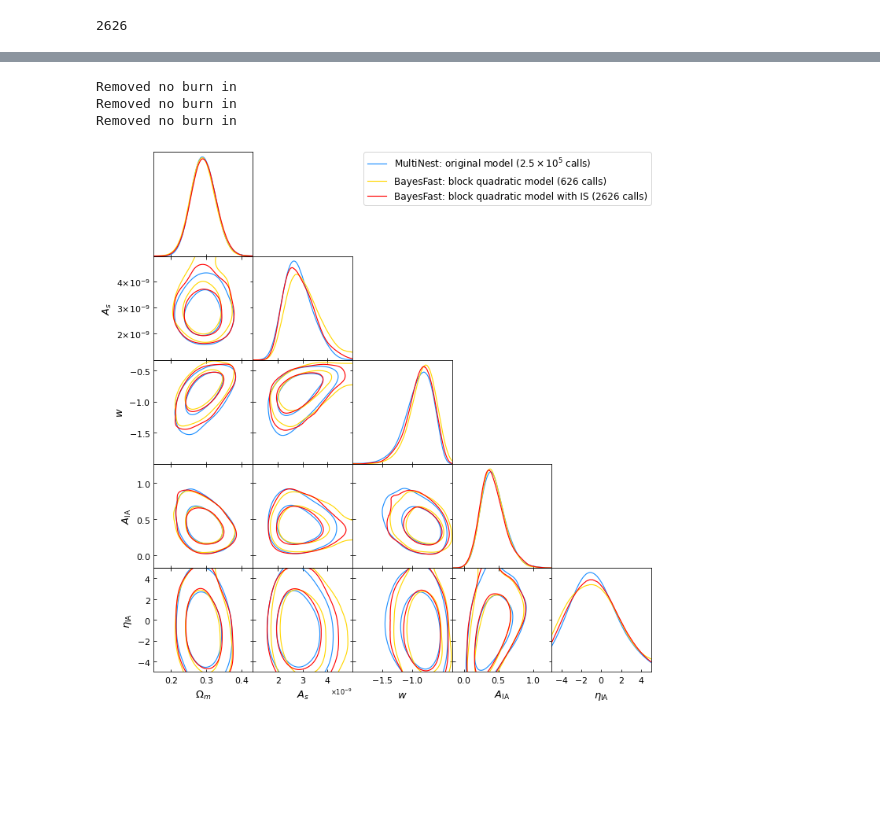
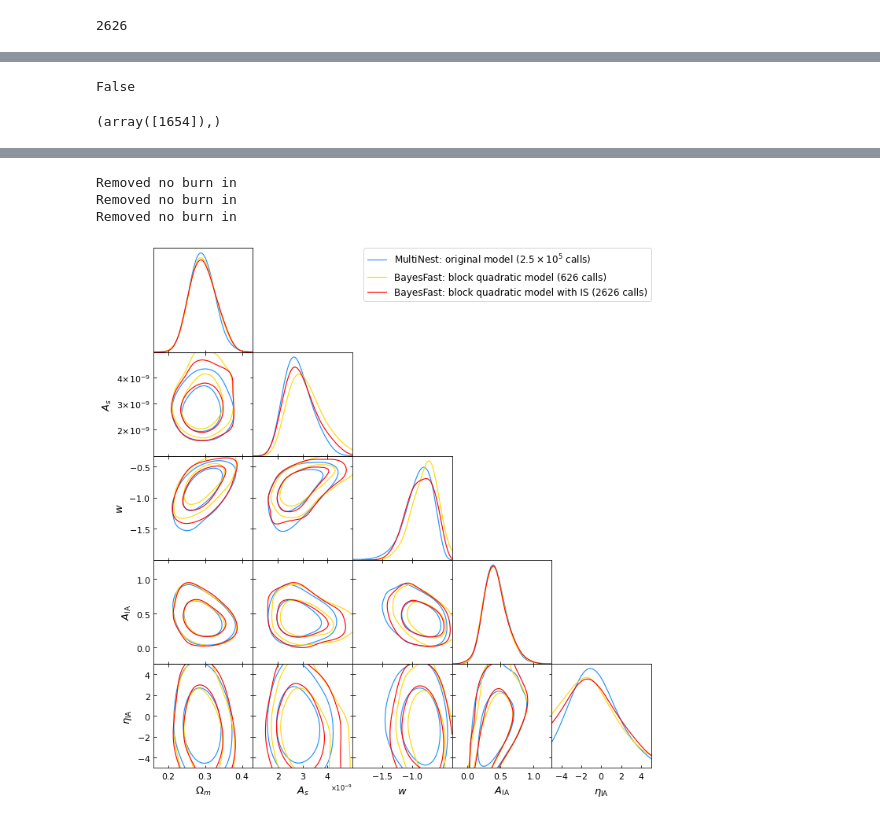
Before and after one commit to h3jia/bayesfast, a Jupyter notebook: examples/des-y1-w-cosmosis.ipynb, the cells around one changed output, grey strips where cells are left out. Cells and saved outputs as stored; diff of their text form; code cells hidden in the pictures; blank space fills up the shorter version.

```diff
--- a/examples/des-y1-w-cosmosis.ipynb
+++ b/examples/des-y1-w-cosmosis.ipynb
@@ -363,3 +367,11 @@ rec_0.get().logz, rec_0.get().logz_err
+# %%
+np.isfinite(rec_0.get().weights_trunc).all()
+# %% [output]
+False
+# %%
+np.where(~np.isfinite(rec_0.get().weights_trunc))
+# %% [output]
+(array([1654]),)
 # %%
 %matplotlib inline
 from getdist import plots, MCSamples
@@ -375,8 +387,8 @@ s_mn = MCSamples(
     labels=labels, ranges=dict(zip(names, para_range[constrained_indices])),
     label='MultiNest: original model ($2.5\\times10^5$ calls)')
 s_bf_i = MCSamples(
-    samples=rec_0.get().samples[:, constrained_indices],
-    weights=rec_0.get().weights_trunc, names=names,
+    samples=np.concatenate((rec_0.get().samples[:, constrained_indices][:1654], rec_0.get().samples[:, constrained_indices][1655:])),
+    weights=np.concatenate((rec_0.get().weights_trunc[:1654], rec_0.get().weights_trunc[1655:])), names=names,
     labels=labels, ranges=dict(zip(names, para_range[constrained_indices])),
     label='BayesFast: block quadratic model with IS (2626 calls)')
 g = plots.getSubplotPlotter()
@@ -395,4 +407,4 @@ WARNING:root:outlier fraction 0.017
 Removed no burn in
 Removed no burn in
 Removed no burn in
-[figure, old version]
+[figure, new version]
```
Also changed, not shown: parts of 7 cells of this notebook.
